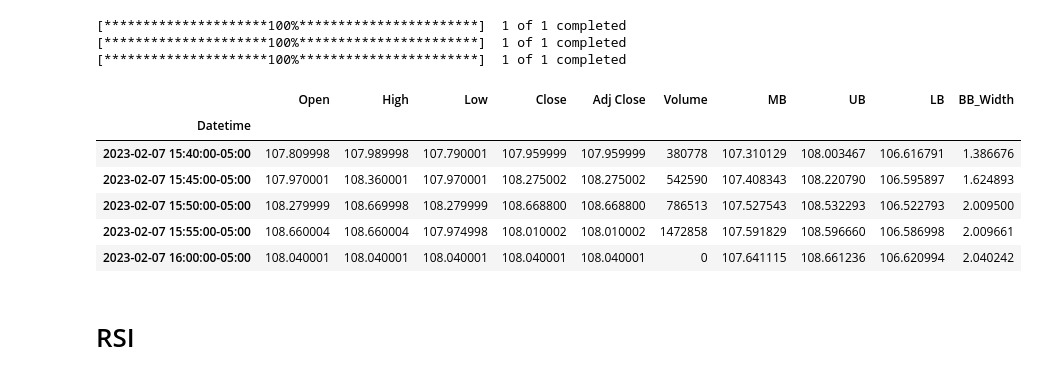
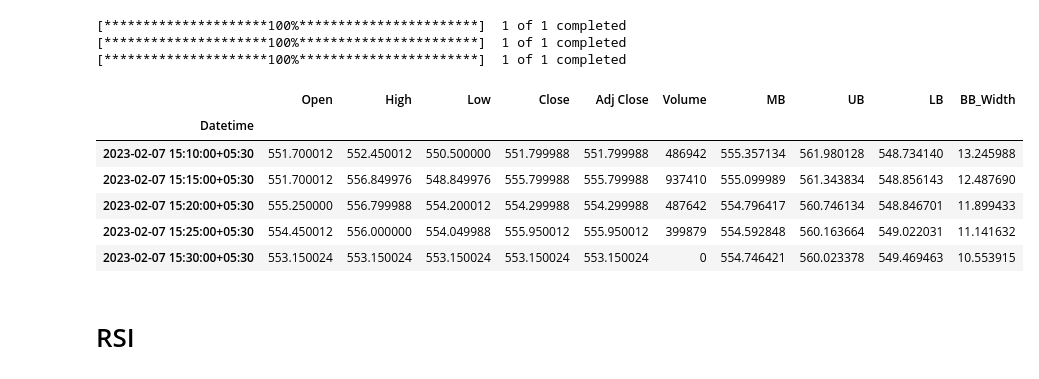
Before and after one commit to pChitral/Algorithmic-Trading-and-Quantitative-Analysis, a Jupyter notebook: technical_indicators.ipynb, the cells around one changed output. Drawn from its saved outputs; the diff is of its cells as text; code cells hidden in the pictures.

```diff
--- a/technical_indicators.ipynb
+++ b/technical_indicators.ipynb
@@ -4,16 +4,17 @@
 import yfinance as yf
 
 # Download historical data for required stocks
-tickers = ["MSFT","AAPL","GOOG"]
+tickers = ["MSFT", "AAPL", "ADANIPORTS.NS"]
 ohlcv_data = {}
 
 # looping over tickers and storing OHLCV dataframe in dictionary
 for ticker in tickers:
-    temp = yf.download(ticker,period='1mo',interval='15m')
-    temp.dropna(how="any",inplace=True)
+    temp = yf.download(ticker, period='1mo', interval='15m')
+    temp.dropna(how="any", inplace=True)
     ohlcv_data[ticker] = temp
 
-def MACD(DF, a=12 ,b=26, c=9):
+
+def MACD(DF, a=12, b=26, c=9):
     """function to calculate MACD
        typical values a(fast moving average) = 12;
                       b(slow moving average) =26;
@@ -23,10 +24,12 @@ def MACD(DF, a=12 ,b=26, c=9):
     df["ma_slow"] = df["Adj Close"].ewm(span=b, min_periods=b).mean()
     df["macd"] = df["ma_fast"] - df["ma_slow"]
     df["signal"] = df["macd"].ewm(span=c, min_periods=c).mean()
-    return df.loc[:,["macd","signal"]]
+    return df.loc[:, ["macd", "signal"]]
+
 
 for ticker in ohlcv_data:
-    ohlcv_data[ticker][["MACD","SIGNAL"]] = MACD(ohlcv_data[ticker], a=12 ,b=26, c=9)
+    ohlcv_data[ticker][["MACD", "SIGNAL"]] = MACD(
+        ohlcv_data[ticker], a=12, b=26, c=9)
 # %% [output]
 [*********************100%***********************]  1 of 1 completed
 [*********************100%***********************]  1 of 1 completed
@@ -48,14 +51,15 @@ ohlcv_data["GOOG"].tail()
 import yfinance as yf
 
 # Download historical data for required stocks
-tickers = ["AMZN","GOOG","MSFT"]
+tickers = ["AMZN", "ADANIPORTS.NS", "MSFT"]
 ohlcv_data = {}
 
 # looping over tickers and storing OHLCV dataframe in dictionary
 for ticker in tickers:
-    temp = yf.download(ticker,period='1mo',interval='5m')
-    temp.dropna(how="any",inplace=True)
+    temp = yf.download(ticker, period='1mo', interval='5m')
+    temp.dropna(how="any", inplace=True)
     ohlcv_data[ticker] = temp
+
 
 def ATR(DF, n=14):
     "function to calculate True Range and Average True Range"
@@ -63,10 +67,11 @@ def ATR(DF, n=14):
     df["H-L"] = df["High"] - df["Low"]
     df["H-PC"] = abs(df["High"] - df["Adj Close"].shift(1))
     df["L-PC"] = abs(df["Low"] - df["Adj Close"].shift(1))
-    df["TR"] = df[["H-L","H-PC","L-PC"]].max(axis=1, skipna=False)
+    df["TR"] = df[["H-L", "H-PC", "L-PC"]].max(axis=1, skipna=False)
     df["ATR"] = df["TR"].ewm(com=n, min_periods=n).mean()
     return df["ATR"]
 
+
 for ticker in ohlcv_data:
     ohlcv_data[ticker]["ATR"] = ATR(ohlcv_data[ticker])
 # %% [output]
@@ -88,14 +93,15 @@ ohlcv_data["GOOG"].tail()
 # %%
 
 # Download historical data for required stocks
-tickers = ["AMZN","GOOG","MSFT"]
+tickers = ["AMZN", "ADANIPORTS.NS", "MSFT"]
 ohlcv_data = {}
 
 # looping over tickers and storing OHLCV dataframe in dictionary
 for ticker in tickers:
-    temp = yf.download(ticker,period='1mo',interval='5m')
-    temp.dropna(how="any",inplace=True)
+    temp = yf.download(ticker, period='1mo', interval='5m')
+    temp.dropna(how="any", inplace=True)
     ohlcv_data[ticker] = temp
+
 
 def Boll_Band(DF, n=14):
     "function to calculate Bollinger Band"
@@ -104,24 +110,26 @@ def Boll_Band(DF, n=14):
     df["UB"] = df["MB"] + 2*df["Adj Close"].rolling(n).std(ddof=0)
     df["LB"] = df["MB"] - 2*df["Adj Close"].rolling(n).std(ddof=0)
     df["BB_Width"] = df["UB"] - df["LB"]
-    return df[["MB","UB","LB","BB_Width"]]
+    return df[["MB", "UB", "LB", "BB_Width"]]
+
 
 for ticker in ohlcv_data:
-    ohlcv_data[ticker][["MB","UB","LB","BB_Width"]] = Boll_Band(ohlcv_data[ticker])
+    ohlcv_data[ticker][["MB", "UB", "LB", "BB_Width"]
+                       ] = Boll_Band(ohlcv_data[ticker])
 # %% [output]
 [*********************100%***********************]  1 of 1 completed
 [*********************100%***********************]  1 of 1 completed
 [*********************100%***********************]  1 of 1 completed
 # %%
-ohlcv_data["GOOG"].tail()
+ohlcv_data["ADANIPORTS.NS"].tail()
 # %% [output]
 |  | Open | High | Low | Close | Adj Close | Volume | MB | UB | LB | BB_Width |
 | Datetime |  |  |  |  |  |  |  |  |  |  |
-| 2023-02-07 15:40:00-05:00 | 107.809998 | 107.989998 | 107.790001 | 107.959999 | 107.959999 | 380778 | 107.310129 | 108.003467 | 106.616791 | 1.386676 |
-| 2023-02-07 15:45:00-05:00 | 107.970001 | 108.360001 | 107.970001 | 108.275002 | 108.275002 | 542590 | 107.408343 | 108.220790 | 106.595897 | 1.624893 |
-| 2023-02-07 15:50:00-05:00 | 108.279999 | 108.669998 | 108.279999 | 108.668800 | 108.668800 | 786513 | 107.527543 | 108.532293 | 106.522793 | 2.009500 |
-| 2023-02-07 15:55:00-05:00 | 108.660004 | 108.660004 | 107.974998 | 108.010002 | 108.010002 | 1472858 | 107.591829 | 108.596660 | 106.586998 | 2.009661 |
-| 2023-02-07 16:00:00-05:00 | 108.040001 | 108.040001 | 108.040001 | 108.040001 | 108.040001 | 0 | 107.641115 | 108.661236 | 106.620994 | 2.040242 |
+| 2023-02-07 15:10:00+05:30 | 551.700012 | 552.450012 | 550.500000 | 551.799988 | 551.799988 | 486942 | 555.357134 | 561.980128 | 548.734140 | 13.245988 |
+| 2023-02-07 15:15:00+05:30 | 551.700012 | 556.849976 | 548.849976 | 555.799988 | 555.799988 | 937410 | 555.099989 | 561.343834 | 548.856143 | 12.487690 |
+| 2023-02-07 15:20:00+05:30 | 555.250000 | 556.799988 | 554.200012 | 554.299988 | 554.299988 | 487642 | 554.796417 | 560.746134 | 548.846701 | 11.899433 |
+| 2023-02-07 15:25:00+05:30 | 554.450012 | 556.000000 | 554.049988 | 555.950012 | 555.950012 | 399879 | 554.592848 | 560.163664 | 549.022031 | 11.141632 |
+| 2023-02-07 15:30:00+05:30 | 553.150024 | 553.150024 | 553.150024 | 553.150024 | 553.150024 | 0 | 554.746421 | 560.023378 | 549.469463 | 10.553915 |
 # %% [markdown]
 # RSI
 # %%
```
Also changed, not shown: parts of 11 cells of this notebook.
